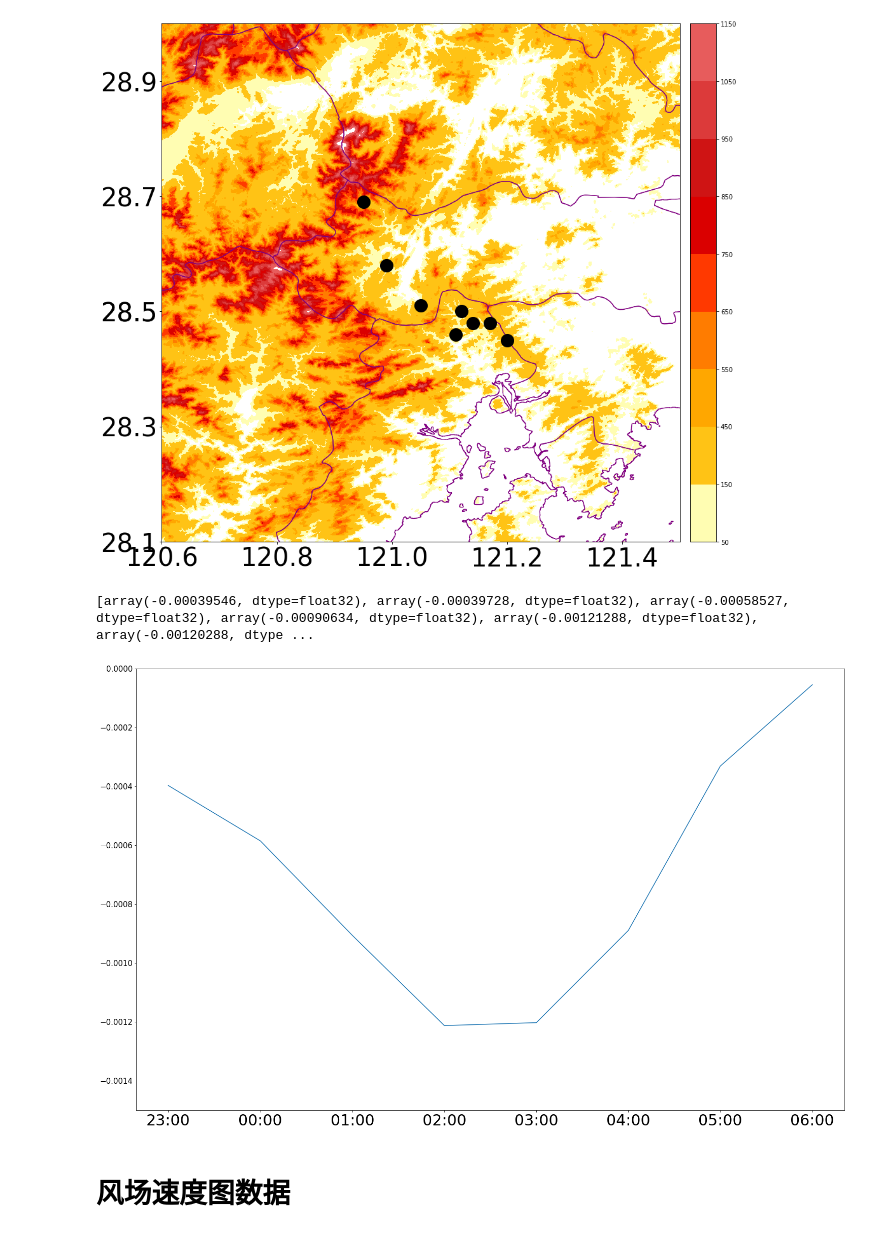
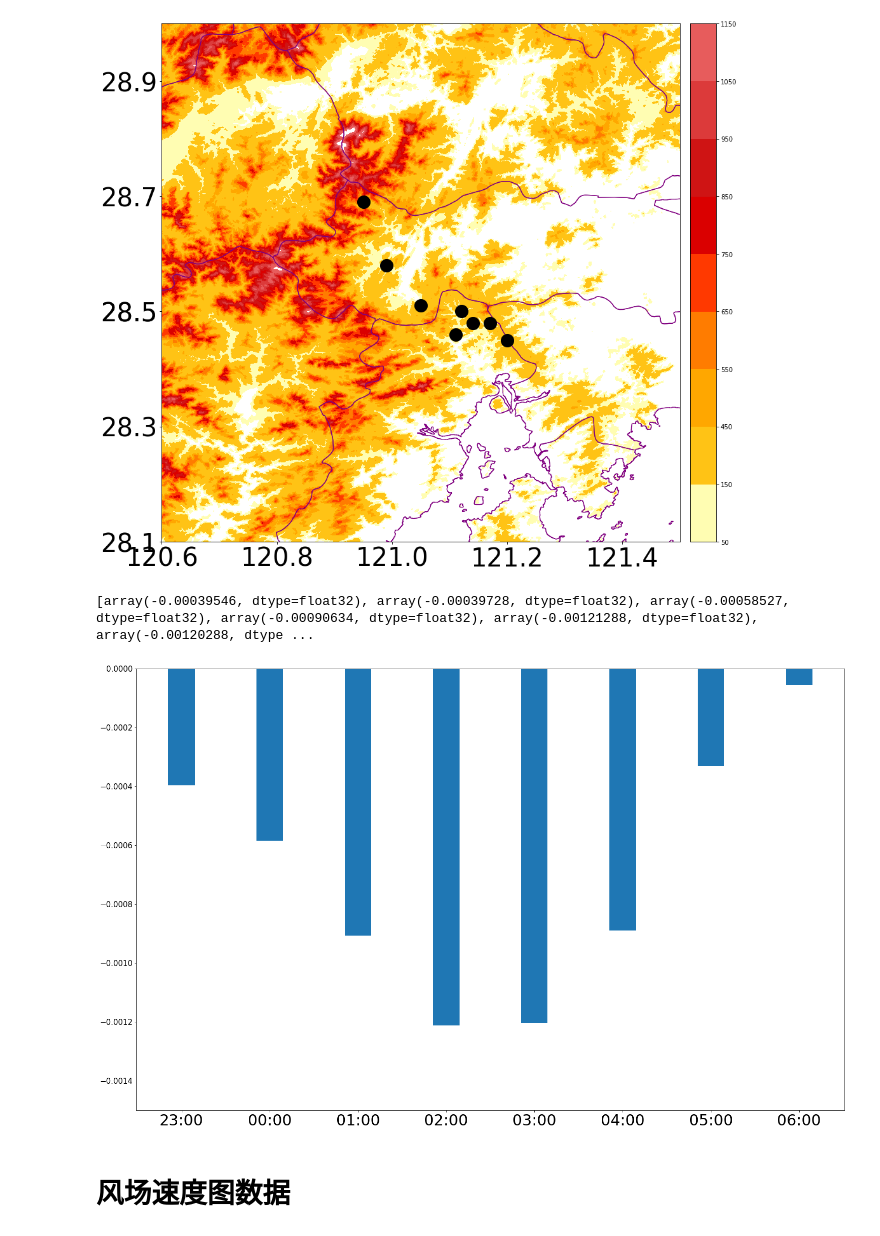
Before and after one commit to liyuan3970/3DVAR_retrive_radar_wind_from_typhoon1909, a Jupyter notebook: notebooks/山区图表整合.ipynb, the cells around one changed output. Drawn from its saved outputs; the diff is of its cells as text; code cells hidden in the pictures.

```diff
--- a/notebooks/山区图表整合.ipynb
+++ b/notebooks/山区图表整合.ipynb
@@ -447,35 +684,37 @@ import matplotlib.pyplot as plt
 import cartopy.io.img_tiles as cimgt
 import cartopy.crs as ccrs
 from cartopy.io.shapereader import Reader
 from cartopy.feature import ShapelyFeature
 
 %matplotlib inline
 filepath =  "/home/liyuan3970/3DVAR_retrive_radar_wind_from_typhoon1909/ncl/zdz/zdz_wind/dv_all.nc"
 f = xr.open_dataset(filepath,decode_times=False)
 dvlist  = []
 def comput():
     for i in range(11):
         dv = f.dv[i,:,:]
         da = dv.sel(lat=slice(28.3,28.5), lon=slice(120.8, 121.4))
         av = da.mean()
         dvlist.append(av.data)
 comput()
 print(dvlist)
 
 fig = plt.figure(figsize = (25, 16))
 x_num = [0,1,2,3,4,5,6,7,8,9,10]
 x_ticks = ["23:00","00:00","01:00","02:00","03:00","04:00","05:00","06:00","07:00","08:00","09:00"]
 
 
 
 plt.ylim(-0.0015,0)
 plt.yticks(fontsize = 15)
 plt.xticks(x_num,x_ticks,fontsize = 30)
-plt.plot(dvlist[1:9])
+
+plt.bar(np.arange(8),dvlist[1:9], width=0.3)
+#plt.plot(dvlist[0:8])
 plt.show()
 # %% [output]
 [array(-0.00039546, dtype=float32), array(-0.00039728, dtype=float32), array(-0.00058527, dtype=float32), array(-0.00090634, dtype=float32), array(-0.00121288, dtype=float32), array(-0.00120288, dtype ...
-[figure, old version]
+[figure, new version]
 # %% [markdown]
 # 风场速度图数据
 # %%
```
Also changed, not shown: parts of 2 cells of this notebook, 15 other files.
